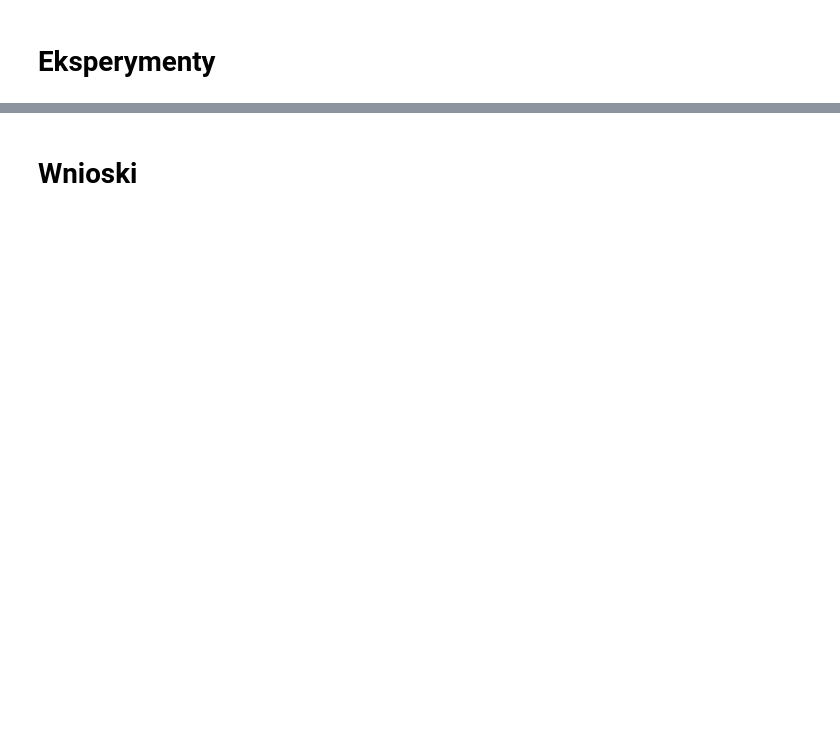
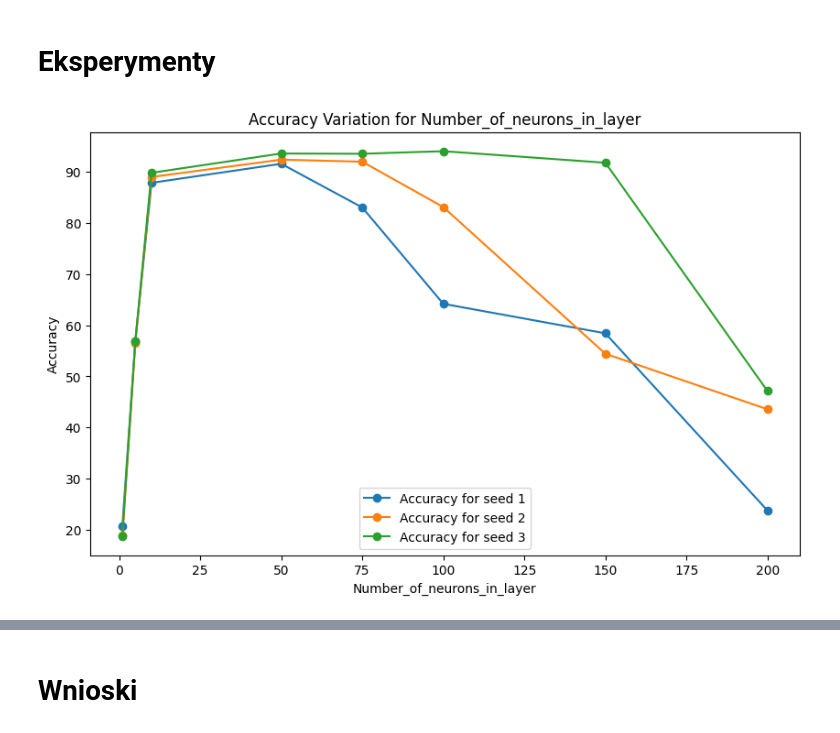
Before and after one commit to gwardasz/wsi-lab, a Jupyter notebook: Zadanie_5.ipynb, the cells around one changed output, grey strips where cells are left out. Saved outputs shown, nothing was run; the diff lists cells and outputs as text; code cells hidden in the pictures; blank space fills up the shorter version.

```diff
--- a/Zadanie_5.ipynb
+++ b/Zadanie_5.ipynb
@@ -285,6 +183,0 @@ y_train_array_new = y_train_array[:5000]
-# %%
-n = Network([FullyConnected(28**2, 100), Tanh(), FullyConnected(100, 50), Tanh(), FullyConnected(50, 10), Tanh()], 0.1)
-
-n.fit(x_train_array_new, y_train_array_new, 10, 0.009)
-
-print(n.__call__(x_train_array_new[0]))
@@ -294,2 +236,39 @@ print(n.__call__(x_train_array_new[0]))
+# %%
+def plot_accuracy_variation(parameter_values, parameter_name):
+
+    accuracy_seed_1 = []
+    accuracy_seed_2 = []
+    accuracy_seed_3 = []
+
+    for param_value in parameter_values:
+        if parameter_name == 'layer_number':
+            accuracies = analyze_network(layer_number=param_value)
+        elif parameter_name == 'number_of_neurons_in_layer':
+            accuracies = analyze_network(number_of_neurons_in_layer=param_value)
+        elif parameter_name == 'learning_rate':
+            accuracies = analyze_network(learning_rate=param_value)
+
+        accuracy_seed_1.append(accuracies[0])
+        accuracy_seed_2.append(accuracies[1])
+        accuracy_seed_3.append(accuracies[2])
+
+    parameter_values = np.array(parameter_values)
+    accuracy_seed_1 = np.array(accuracy_seed_1)
+    accuracy_seed_2 = np.array(accuracy_seed_2)
+    accuracy_seed_3 = np.array(accuracy_seed_3)
+
+    fig, ax = plt.subplots(figsize=(10, 6))
+
+    ax.plot(parameter_values, accuracy_seed_1, label='Accuracy for seed 1', marker='o')
+    ax.plot(parameter_values, accuracy_seed_2, label='Accuracy for seed 2', marker='o')
+    ax.plot(parameter_values, accuracy_seed_3, label='Accuracy for seed 3', marker='o')
+    ax.set(xlabel=parameter_name.capitalize(), ylabel='Accuracy', title=f'Accuracy Variation for {parameter_name.capitalize()}')
+    ax.legend()
+    plt.show()
 # %% [markdown]
 # Eksperymenty
+# %%
+number_of_neurons_values = [1, 5, 10, 50, 75, 100, 150, 200]
+plot_accuracy_variation(number_of_neurons_values, 'number_of_neurons_in_layer')
+# %% [output]
+[figure, added]
```
Also changed, not shown: parts of 27 cells of this notebook.
